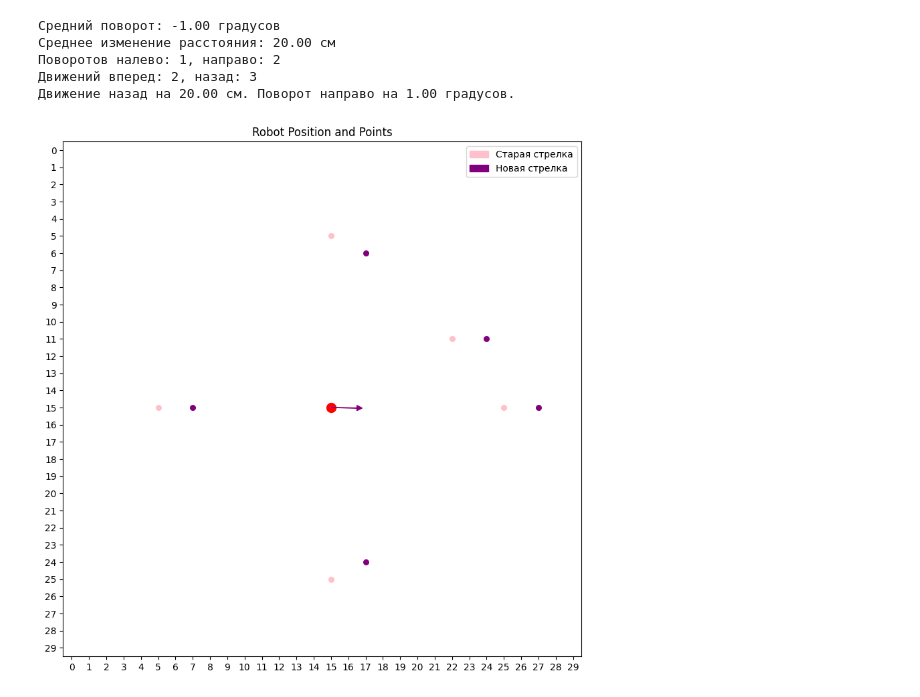
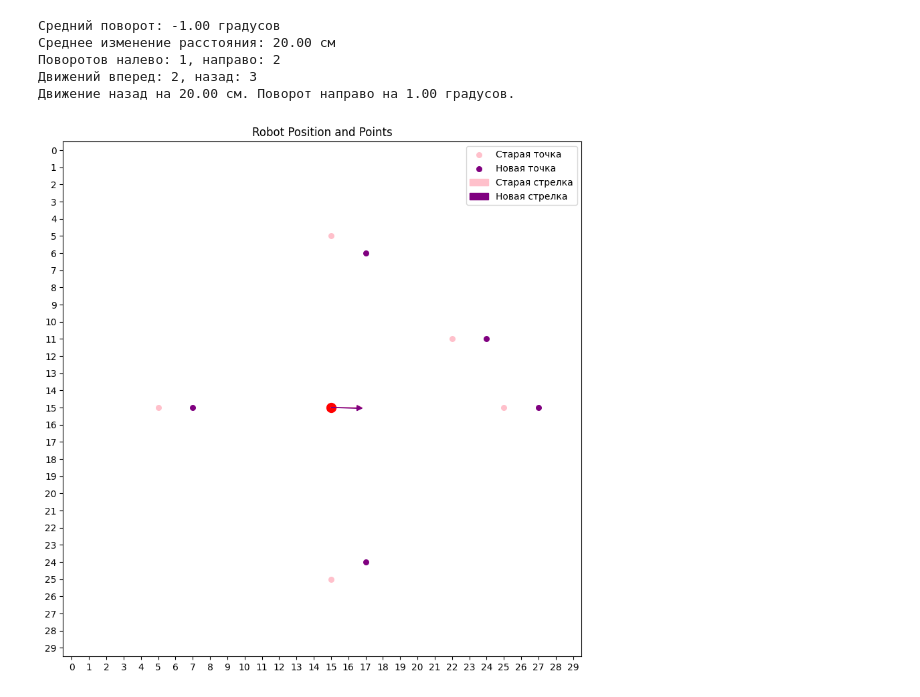
Before and after one commit to InowaR/colab, a Jupyter notebook: robot_test_arrows.ipynb, the cells around one changed output. Saved outputs shown, nothing was run; the diff lists cells and outputs as text; code cells hidden in the pictures.

```diff
--- a/robot_test_arrows.ipynb
+++ b/robot_test_arrows.ipynb
@@ -4,6 +4,10 @@
 import numpy as np
 import math
 import matplotlib.pyplot as plt
+
+
+# данные лидара (углы, дистанции) в 2 кадрах
+
 
 # поворот налево
 # scans = np.array([[[0, 1000], [90, 1000], [180, 1000], [270, 1000], [30, 800]], [[30, 1000], [120, 1000], [210, 1000], [300, 1000], [60, 800]]])
@@ -17,10 +21,16 @@ import matplotlib.pyplot as plt
 # движение назад
 scans = np.array([[[0, 1000], [90, 1000], [180, 1000], [270, 1000], [30, 800]], [[0, 1200], [80, 950], [180, 800], [280, 950], [25, 1000]]])
 
-scale = 100
-array_size = 30
-robot_position = (array_size // 2, array_size // 2)
-initial_angle = 0
+
+
+scale = 100  # масштаб
+array_size = 30 # размер массива
+robot_position = (array_size // 2, array_size // 2) # робот в центре массива
+initial_angle = 0  # направление
+
+
+
+# расположение точек в массиве
 
 def calculate_points(scans, robot_position, scale, array_size):
     points = []
@@ -35,10 +45,12 @@ def calculate_points(scans, robot_position, scale, array_size):
             points.append((point_x, point_y))
     return points
 
-
 points = calculate_points(scans[0], robot_position, scale, array_size)
 new_points = calculate_points(scans[1], robot_position, scale, array_size)
 
+
+
+# расчеты величин средних движений и поворотов, подсчет количества движений и поворотов
 
 def analyze_movement_and_turns(scan1, scan2):
     total_angle_diff = 0
@@ -75,11 +87,9 @@ def analyze_movement_and_turns(scan1, scan2):
 
 average_angle_diff, average_distance_diff, turns_right, turns_left, moves_forward, moves_backward = analyze_movement_and_turns(scans[0], scans[1])
 
-print(f"Средний поворот: {average_angle_diff:.2f} градусов")
-print(f"Среднее изменение расстояния: {average_distance_diff:.2f} см")
-print(f"Поворотов налево: {turns_left}, направо: {turns_right}")
-print(f"Движений вперед: {moves_forward}, назад: {moves_backward}")
 
+
+# принимаем решение, как подвинулся робот
 
 def summarize_movement_and_turns(average_distance_diff, average_angle_diff):
     movement = ""
@@ -89,49 +99,59 @@ def summarize_movement_and_turns(average_distance_diff, average_angle_diff):
         movement += f"Движение назад на {abs(average_distance_diff):.2f} см. "
     else:
         movement += "Нет движения. "
-    if average_angle_diff > 0:
+    if turns_left > turns_right:
         movement += f"Поворот налево на {abs(average_angle_diff):.2f} градусов."
-    elif average_angle_diff < 0:
+    elif turns_right > turns_left:
         movement += f"Поворот направо на {abs(average_angle_diff):.2f} градусов."
     else:
         movement += "Нет поворота."
     return movement
 
-print(summarize_movement_and_turns(average_distance_diff, average_angle_diff))
+text = summarize_movement_and_turns(average_distance_diff, average_angle_diff)
+
+
 
 def draw_arrow(position, angle, color, label):
     arrow_length = 1.5
     angle_radians = math.radians(angle)
     dx = arrow_length * math.cos(angle_radians)
     dy = arrow_length * math.sin(angle_radians)
     plt.arrow(position[0], position[1], dx, -dy, head_width=0.3, head_length=0.3, fc=color, ec=color, label=label)
 
+
+
+def draw_points(points, color, label):
+    x_indices, y_indices = zip(*points)
+    plt.scatter(x_indices, y_indices, color=color, s=30, label=label)
+
+
+
+print(f"Средний поворот: {average_angle_diff:.2f} градусов")
+print(f"Среднее изменение расстояния: {average_distance_diff:.2f} см")
+print(f"Поворотов налево: {turns_left}, направо: {turns_right}")
+print(f"Движений вперед: {moves_forward}, назад: {moves_backward}")
+print(text)
+
+
+
 plt.figure(figsize=(10, 10))
 plt.scatter(*robot_position[::-1], color='red', s=100)
-
-if points:
-    x_indices_old, y_indices_old = zip(*points)
-    plt.scatter(x_indices_old, y_indices_old, color='pink', s=30)
-
-if new_points:
-    x_indices_new, y_indices_new = zip(*new_points)
-    plt.scatter(x_indices_new, y_indices_new, color='purple', s=30)
-
-draw_arrow(robot_position[::-1], initial_angle, 'pink', 'Старая стрелка')
+draw_points(points, color='pink', label='Старая точка')
+draw_points(new_points, color='purple', label='Новая точка')
+draw_arrow(position=robot_position[::-1], angle=initial_angle, color='pink', label='Старая стрелка')
 new_angle = initial_angle + average_angle_diff
-draw_arrow(robot_position[::-1], new_angle, 'purple', 'Новая стрелка')
-
+draw_arrow(position=robot_position[::-1], angle=new_angle, color='purple', label='Новая стрелка')
 plt.xlim(-0.5, array_size - 0.5)
 plt.ylim(array_size - 0.5, -0.5)
 plt.xticks(range(array_size))
 plt.yticks(range(array_size))
 plt.title('Robot Position and Points')
 plt.legend()
 plt.show()
 # %% [output]
 Средний поворот: -1.00 градусов
 Среднее изменение расстояния: 20.00 см
 Поворотов налево: 1, направо: 2
 Движений вперед: 2, назад: 3
 Движение назад на 20.00 см. Поворот направо на 1.00 градусов.
-[figure, old version]
+[figure, new version]
```
